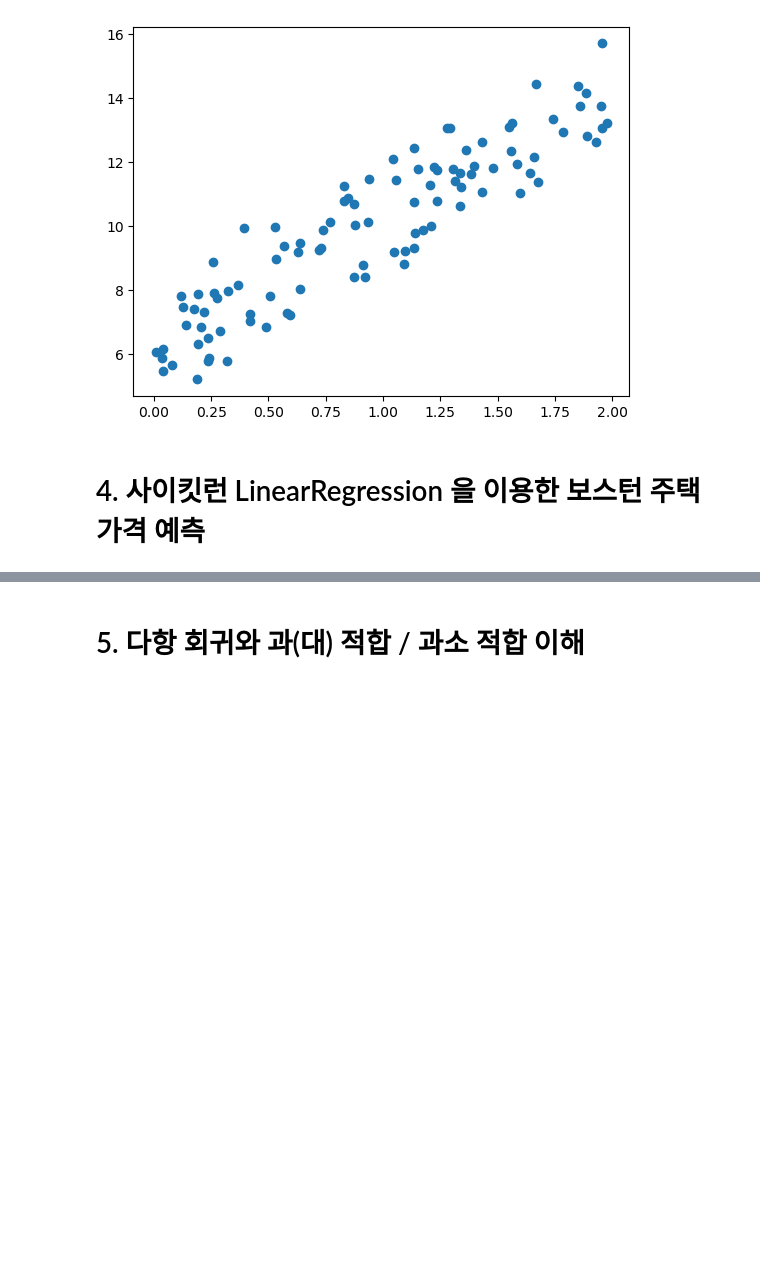
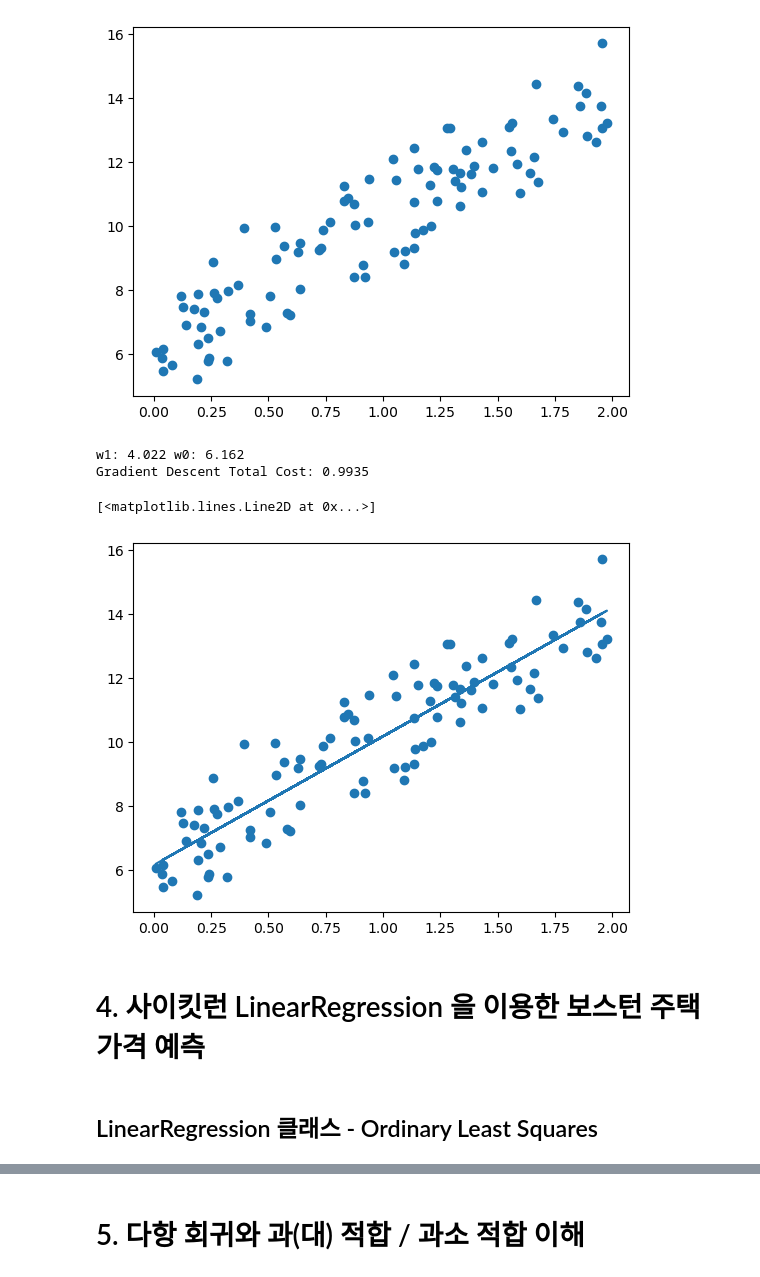
Before and after one commit to kimdyoc13/Cheese_house, a Jupyter notebook: chapter 5_Regression.ipynb, the cells around one changed output, grey strips where cells are left out. Saved outputs shown, nothing was run; the diff lists cells and outputs as text; code cells hidden in the pictures; blank space fills up the shorter version.

```diff
--- a/chapter 5_Regression.ipynb
+++ b/chapter 5_Regression.ipynb
@@ -58,3 +173,36 @@ def get_weight_updates(w1, w0, X, y, learning_rate = 0.01):
     w0_update = -(2/N) * learning_rate * (np.dot(w0_factors.T, diff))
 
     return w1_update, w0_update
+# %%
+# 입력 인자 iters 로 주어진 횟수만큼 반복적으로 w1 과 w0을 업데이트 적용함.
+def gradient_descent_steps(X, y, iters = 10000):
+    # w0 와 w1을 모두 0 으로 초기화
+    w0 = np.zeros((1, 1))
+    w1 = np.zeros((1, 1))
+
+    # 인자로 주어진 iters 만큼 반복적으로 get_weight_upsates() 호츨헤 w1, w0 업데이트 수행
+    for ind in range(iters):
+        w1_update, w0_update = get_weight_updates(w1, w0, X, y, learning_rate = 0.01)
+        w1 = w1 - w1_update
+        w0 = w0 - w0_update
+
+    return w1, w0
+# %%
+def get_cost(y, y_pred):
+    N = len(y)
+    cost = np.sum(np.square(y - y_pred)) / N
+    return cost
+
+w1, w0 = gradient_descent_steps(X, y, iters = 1000)
+print("w1: {0:.3f} w0: {1:.3f}".format(w1[0, 0], w0[0, 0]))
+y_pred = w1[0, 0] * X + w0
+print('Gradient Descent Total Cost: {0:.4f}'.format(get_cost(y, y_pred)))
+# %% [output]
+w1: 4.022 w0: 6.162
+Gradient Descent Total Cost: 0.9935
+# %%
+plt.scatter(X, y)
+plt.plot(X, y_pred)
+# %% [output]
+[<matplotlib.lines.Line2D at 0x...>]
+[figure, added]
@@ -61,2 +219,4 @@ def get_weight_updates(w1, w0, X, y, learning_rate = 0.01):
 # %% [markdown]
 # 4. 사이킷런 LinearRegression 을 이용한 보스턴 주택 가격 예측
+# %% [markdown]
+## LinearRegression 클래스 - Ordinary Least Squares
```
Also changed, not shown: parts of 104 cells of this notebook.
